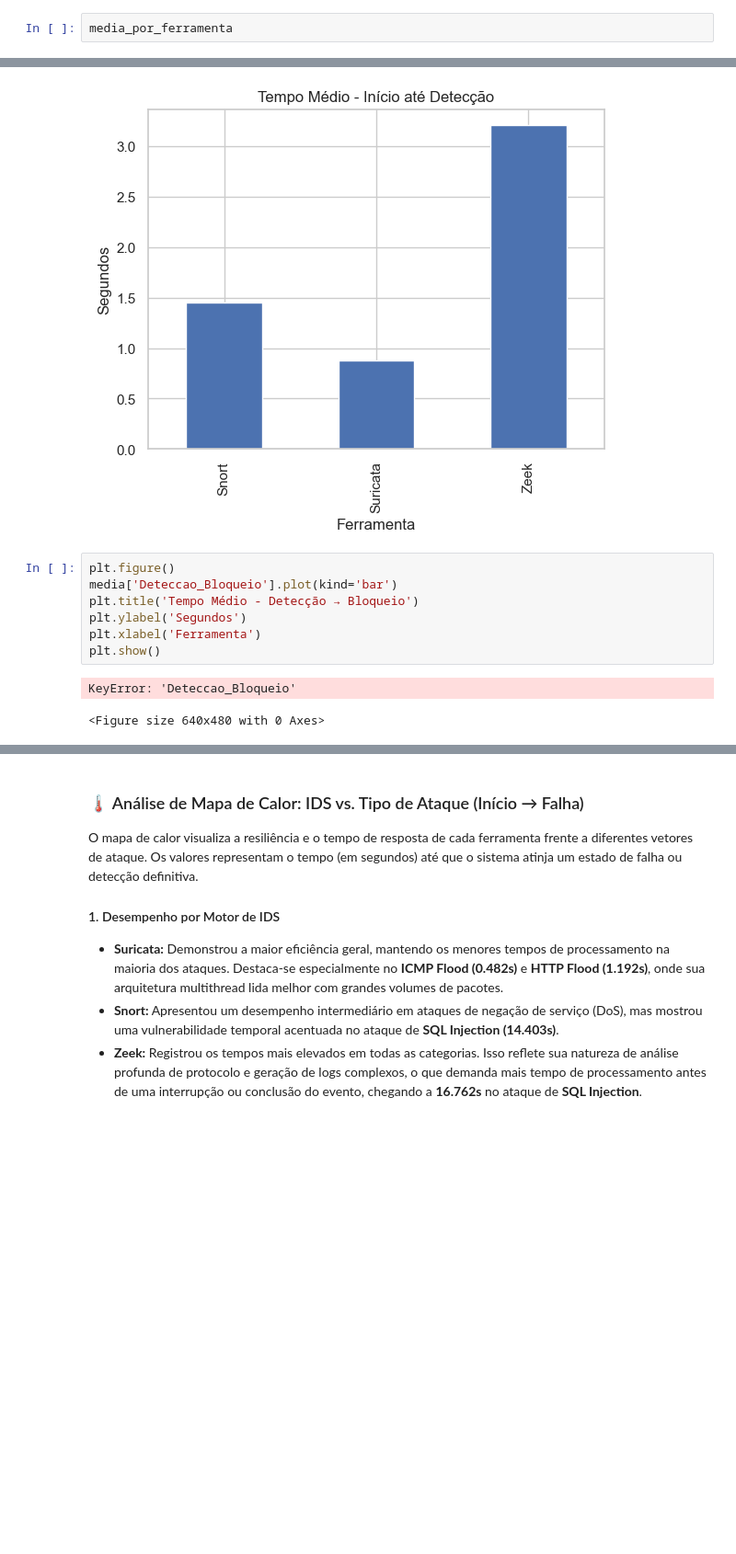
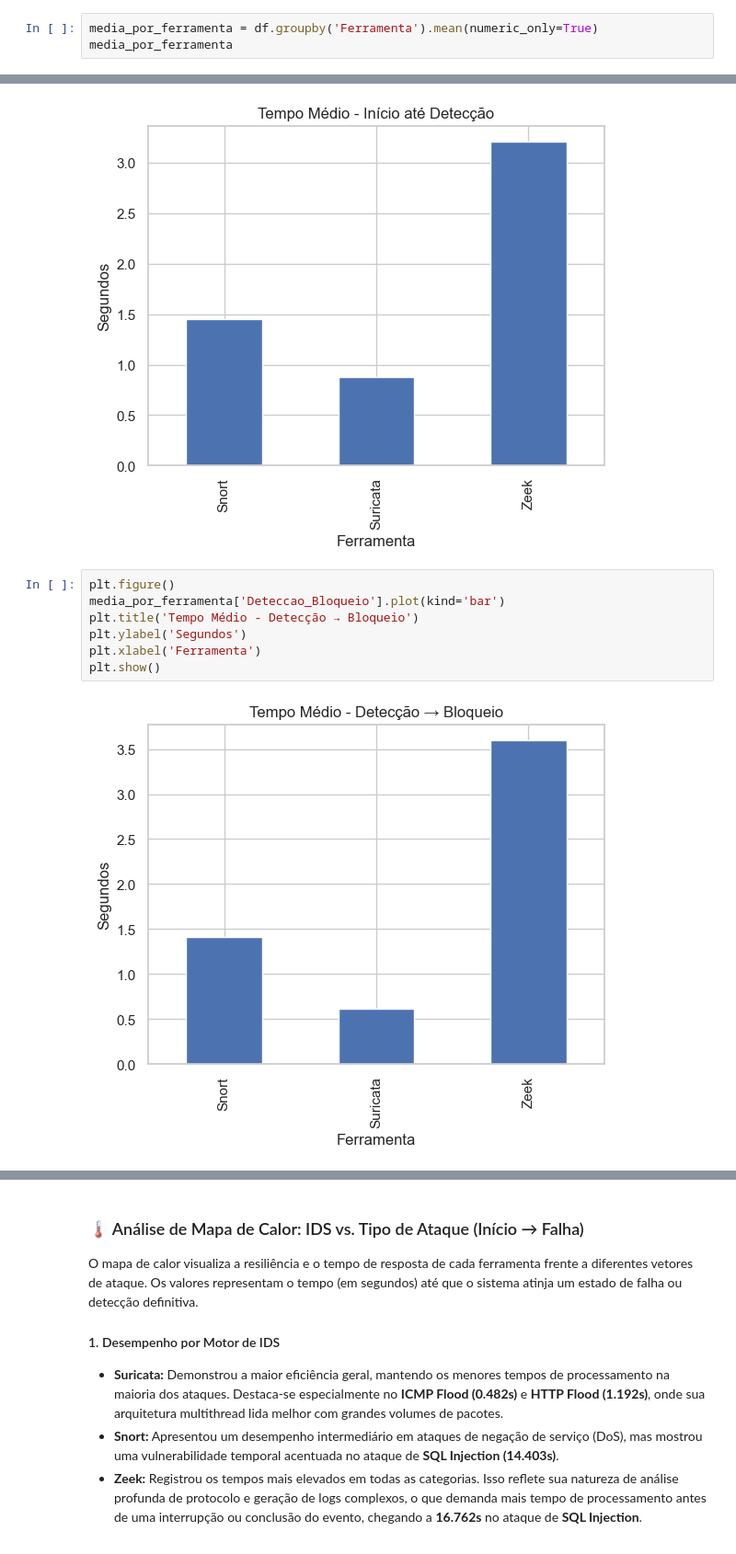
Before and after one commit to GT-IoTEdu/API_SBRC26_SF, a Jupyter notebook: resultados/Analise das IDS.ipynb, the cells around one changed output, grey strips where cells are left out. Shown at 92% size. Saved outputs shown, nothing was run; the diff lists cells and outputs as text; blank space fills up the shorter version.

```diff
--- a/resultados/Analise das IDS.ipynb
+++ b/resultados/Analise das IDS.ipynb
@@ -216,6 +216,7 @@ A tabela abaixo apresenta os tempos médios (em segundos) obtidos durante a exec
 * **Início-Falha:** Tempo total acumulado até a identificação de uma falha de sistema ou interrupção do serviço.
 * **Processamento API:** Tempo gasto pela API IoT-Edu para processar o evento recebido via SSE.
 # %%
+media_por_ferramenta = df.groupby('Ferramenta').mean(numeric_only=True)
 media_por_ferramenta
 # %% [output]
 |  | Inicio_Deteccao | Deteccao_Bloqueio | Inicio_Falha | Processamento_API |
@@ -278,13 +279,12 @@ plt.show()
 [figure]
 # %%
 plt.figure()
-media['Deteccao_Bloqueio'].plot(kind='bar')
+media_por_ferramenta['Deteccao_Bloqueio'].plot(kind='bar')
 plt.title('Tempo Médio - Detecção → Bloqueio')
 plt.ylabel('Segundos')
 plt.xlabel('Ferramenta')
 plt.show()
 # %% [output]
-KeyError: 'Deteccao_Bloqueio'
-<Figure size 640x480 with 0 Axes>
+[figure, added]
 # %%
 plt.figure()
```
Also changed, not shown: parts of 6 cells of this notebook.
